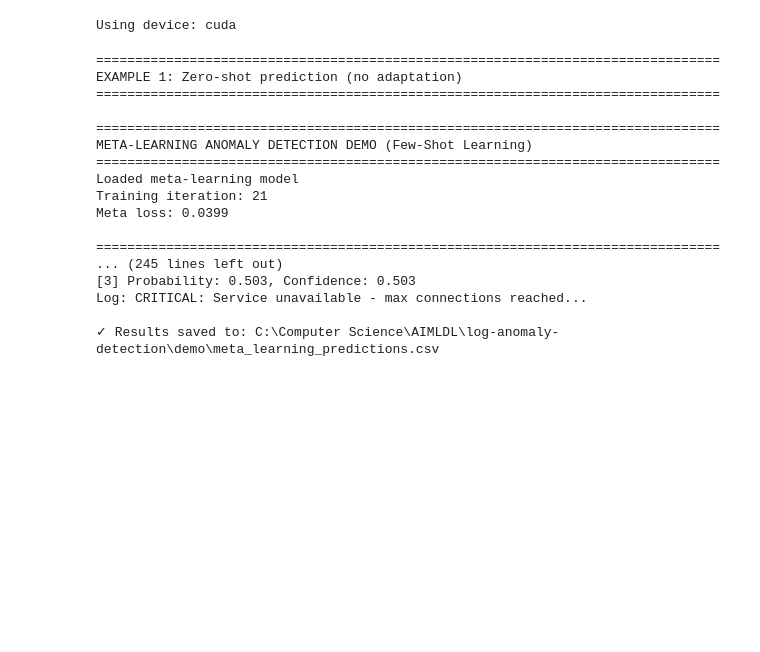
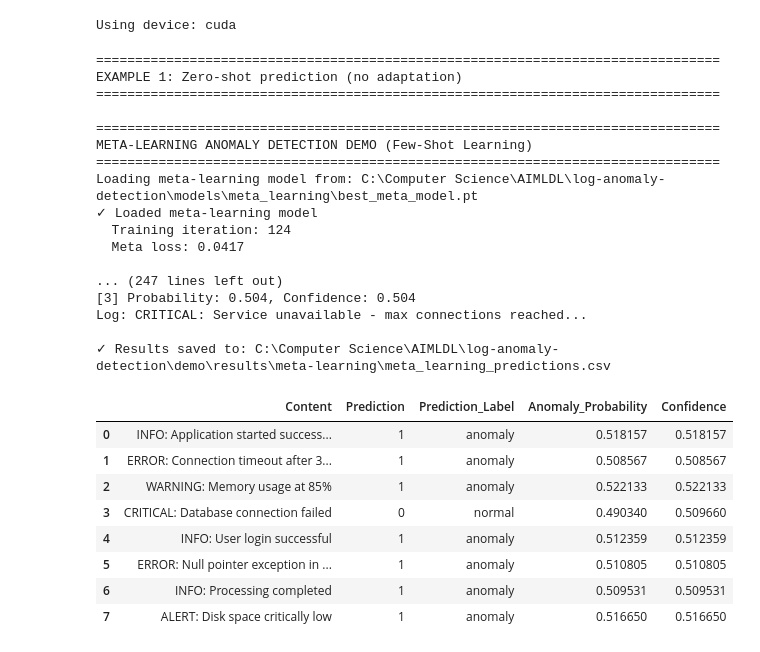
Before and after one commit to krishnasharma4415/log-anomaly-detection, a Jupyter notebook: demo/meta-learning.ipynb, the cells around one changed output. Cells and saved outputs as stored; diff of their text form; code cells hidden in the pictures; blank space fills up the shorter version.

```diff
--- a/demo/meta-learning.ipynb
+++ b/demo/meta-learning.ipynb
@@ -279,10 +258,6 @@ def display_results(log_data, predictions, probabilities, confidence,
 
     return df
 # %%
-# ============================================================================
-# MAIN DEMO FUNCTION
-# ============================================================================
-
 def demo_meta_learning_prediction(query_logs, support_logs=None, support_labels=None,
                                  content_column='Content', timestamp_column=None, adapt=True,
                                  inner_lr=0.01, inner_steps=5, show_top_n=10):
@@ -308,7 +283,7 @@ def demo_meta_learning_prediction(query_logs, support_logs=None, support_labels=
     print("="*80)
 
     # Load model
-    model = load_meta_model()
+    model, checkpoint = load_meta_model()
 
     print("\n" + "="*80)
     print("EXTRACTING FEATURES USING FULL PIPELINE")
@@ -370,10 +345,6 @@ def demo_meta_learning_prediction(query_logs, support_logs=None, support_labels=
 
     return results_df
 # %%
-# ============================================================================
-# EXAMPLE USAGE
-# ============================================================================
-
 if __name__ == "__main__":
     print("\n" + "="*80)
     print("EXAMPLE 1: Zero-shot prediction (no adaptation)")
@@ -431,8 +402,8 @@ if __name__ == "__main__":
     )
 
     # Save results
-    output_file = ROOT / "demo" / "results" / "meta_learning_predictions.csv"
-    output_file.parent.mkdir(exist_ok=True)
+    output_file = ROOT / "demo" / "results" / "meta-learning" / "meta_learning_predictions.csv"
+    output_file.parent.mkdir(parents=True, exist_ok=True)
     results_adapted.to_csv(output_file, index=False)
     print(f"\n✓ Results saved to: {output_file}")
 # %% [output]
@@ -443,13 +414,25 @@ EXAMPLE 1: Zero-shot prediction (no adaptation)
 ================================================================================
 META-LEARNING ANOMALY DETECTION DEMO (Few-Shot Learning)
 ================================================================================
-Loaded meta-learning model
-Training iteration: 21
-Meta loss: 0.0399
+Loading meta-learning model from: C:\Computer Science\AIMLDL\log-anomaly-detection\models\meta_learning\best_meta_model.pt
+✓ Loaded meta-learning model
+  Training iteration: 124
+  Meta loss: 0.0417
 
-================================================================================
-... (245 lines left out)
-[3] Probability: 0.503, Confidence: 0.503
+... (247 lines left out)
+[3] Probability: 0.504, Confidence: 0.504
 Log: CRITICAL: Service unavailable - max connections reached...
 
-✓ Results saved to: C:\Computer Science\AIMLDL\log-anomaly-detection\demo\meta_learning_predictions.csv
+✓ Results saved to: C:\Computer Science\AIMLDL\log-anomaly-detection\demo\results\meta-learning\meta_learning_predictions.csv
+# %%
+results
+# %% [output]
+|  | Content | Prediction | Prediction_Label | Anomaly_Probability | Confidence |
+| 0 | INFO: Application started success... | 1 | anomaly | 0.518157 | 0.518157 |
+| 1 | ERROR: Connection timeout after 3... | 1 | anomaly | 0.508567 | 0.508567 |
+| 2 | WARNING: Memory usage at 85% | 1 | anomaly | 0.522133 | 0.522133 |
+| 3 | CRITICAL: Database connection failed | 0 | normal | 0.490340 | 0.509660 |
+| 4 | INFO: User login successful | 1 | anomaly | 0.512359 | 0.512359 |
+| 5 | ERROR: Null pointer exception in ... | 1 | anomaly | 0.510805 | 0.510805 |
+| 6 | INFO: Processing completed | 1 | anomaly | 0.509531 | 0.509531 |
+| 7 | ALERT: Disk space critically low | 1 | anomaly | 0.516650 | 0.516650 |
```
Also changed, not shown: parts of 7 cells of this notebook, 22 other files.
